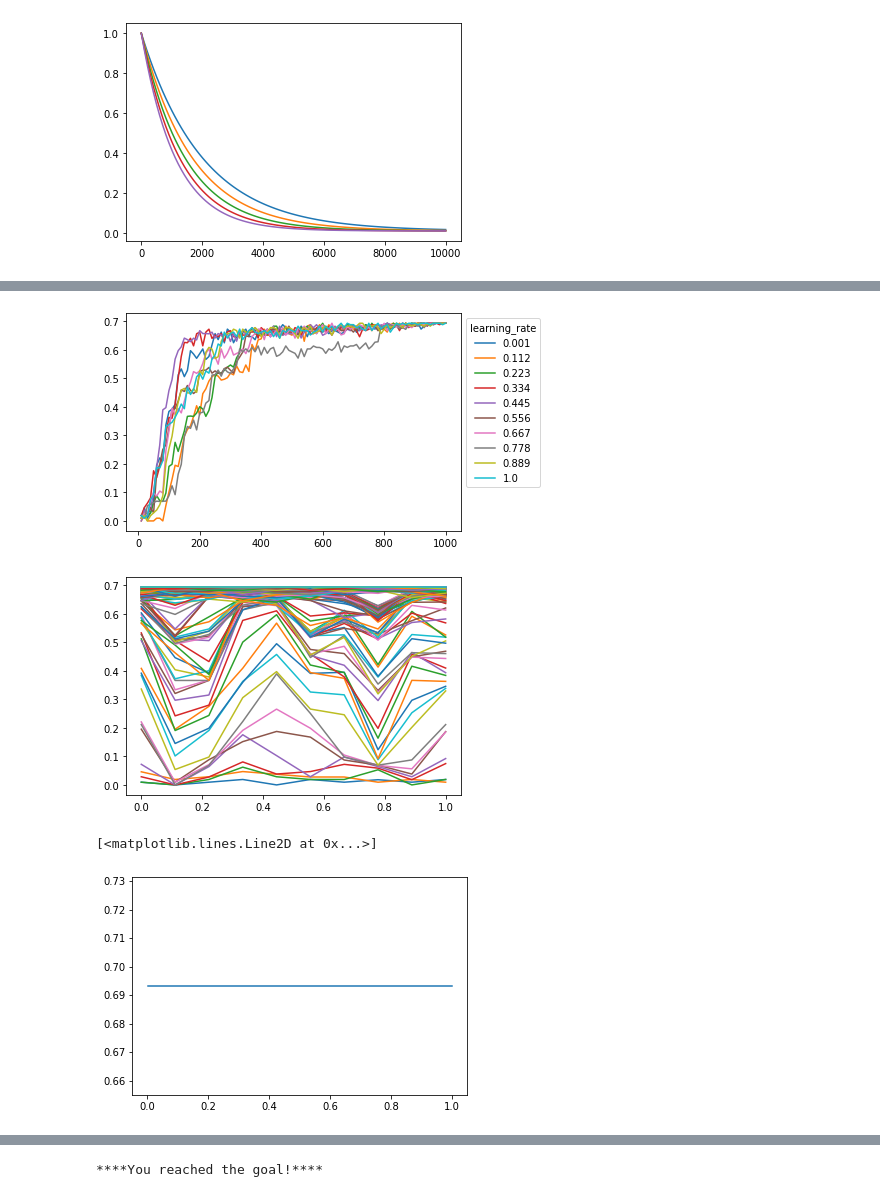
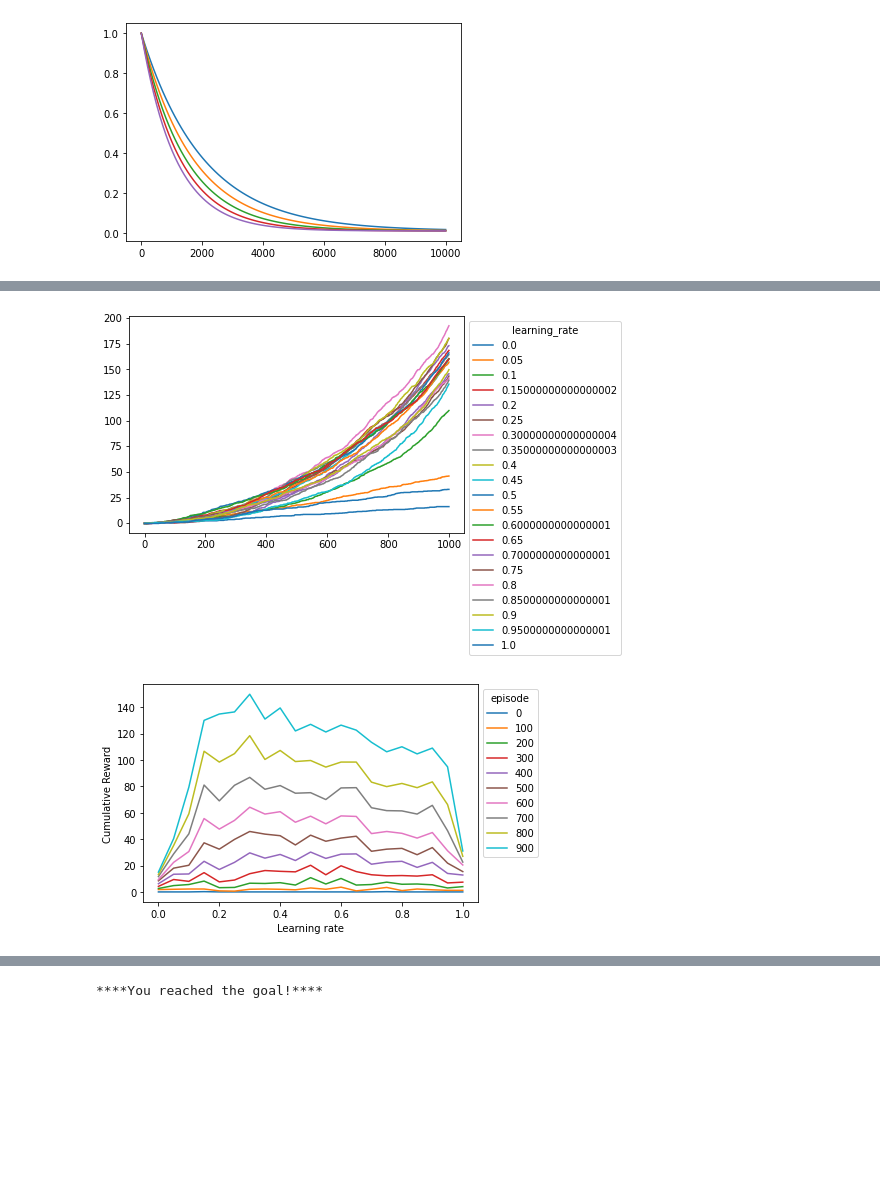
Before and after one commit to Samworth27/DRL-Workshop, a Jupyter notebook: week2/a.ipynb, the cells around one changed output, grey strips where cells are left out. Saved outputs shown, nothing was run; the diff lists cells and outputs as text; code cells hidden in the pictures; blank space fills up the shorter version.

```diff
--- a/week2/a.ipynb
+++ b/week2/a.ipynb
@@ -92,15 +521,18 @@ for i in range(5,10):
 # %%
-env = gym.make("FrozenLake-v1", is_slippery=False, map_name="4x4")
+# env = gym.make("FrozenLake-v1", is_slippery=True, map_name="4x4")
+env = CustomFrozenLakeEnv(is_slippery=False, map_name="4x4")
 
 num_episodes = 10000
 n = 1000
 
-for i in range(1, 6):
+for i in range(1, 10):
     rewards_all_episodes = trainModel(env=env, num_episodes=num_episodes, learning_rate=0.4,
                                       discount_rate=0.9, max_exploration_rate=1, min_exploration_rate=0.01, exploration_decay_factor=i)
     rewards_per_n_episodes = np.split(
         np.array(rewards_all_episodes), num_episodes / n)
     x = (np.arange(num_episodes / n)+1)*n
     y = np.sum(rewards_per_n_episodes, 1)/n
-    plt.plot(x, y)
+    plt.plot(x, y, label=i)
+plt.legend(title="exploration decay factor")
+plt.show()
 # %% [output]
@@ -114,4 +540,8 @@ print(env.step(0))
 # %%
+# env = gym.make("FrozenLake-v1", is_slippery=True, map_name="4x4")
+env = CustomFrozenLakeEnv(is_slippery=False, map_name="4x4")
+
+
 num_episodes = 5000
 n = 1000
 
@@ -128,5 +558,9 @@ for i in range(5):
 # %%
-num_episodes = 2000
+# env = gym.make("FrozenLake-v1", is_slippery=True, map_name="4x4")
+env = CustomFrozenLakeEnv(is_slippery=False, map_name="4x4")
+
+
+num_episodes = 10000
 n = 1000
 
 for i in np.linspace(0,1,num=5):
@@ -188,18 +642,27 @@ for i in learning_rate:
 # %%
 for i in range(number_of_tests):
-    plt.plot(x[i],y[i], label=learning_rate[i])
+    # plt.plot(x[i],y[i], label=learning_rate[i])
+    plt.plot(z[i], label=learning_rate[i])
 
-plt.legend(title="learning_rate", bbox_to_anchor=(1,1))
+plt.legend(title="learning_rate", bbox_to_anchor=(1, 1))
 plt.show()
-y = np.asarray(y)
-_,bins = y.shape
-for i in range(bins):
-    plt.plot(learning_rate, y[0:,i])
 
+z2 = np.asarray(z)
+for i in range(0, len(z[0]), 100):
+    plt.plot(learning_rate, z2[0:, i], label=i)
+
+plt.xlabel("Learning rate")
+plt.ylabel("Cumulative Reward")
+plt.legend(title="episode", bbox_to_anchor=(1, 1))
 plt.show()
-plt.plot(learning_rate,y[0:,-1])
+
+# y = np.asarray(y)
+# _,bins = y.shape
+# for i in range(bins):
+#     plt.plot(learning_rate, y[0:,i])
+
+# plt.show()
+# plt.plot(learning_rate,y[0:,-1])
 # %% [output]
-[figure, old version]
+[figure, new version]
-[figure, old version]
+[figure, new version]
-[<matplotlib.lines.Line2D at 0x...>]
-[figure, removed]
```
Also changed, not shown: parts of 14 cells of this notebook, 1 other file.
